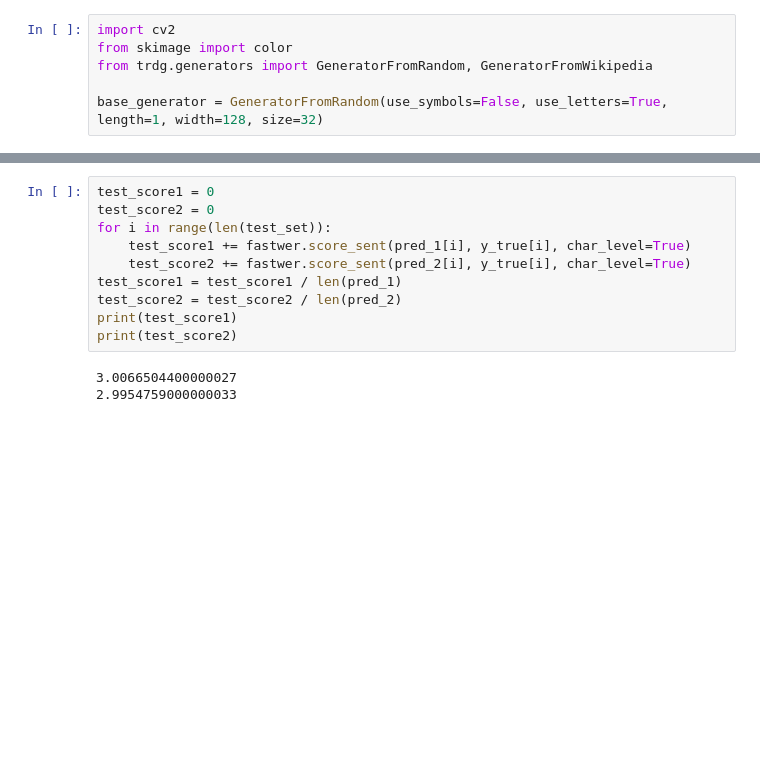
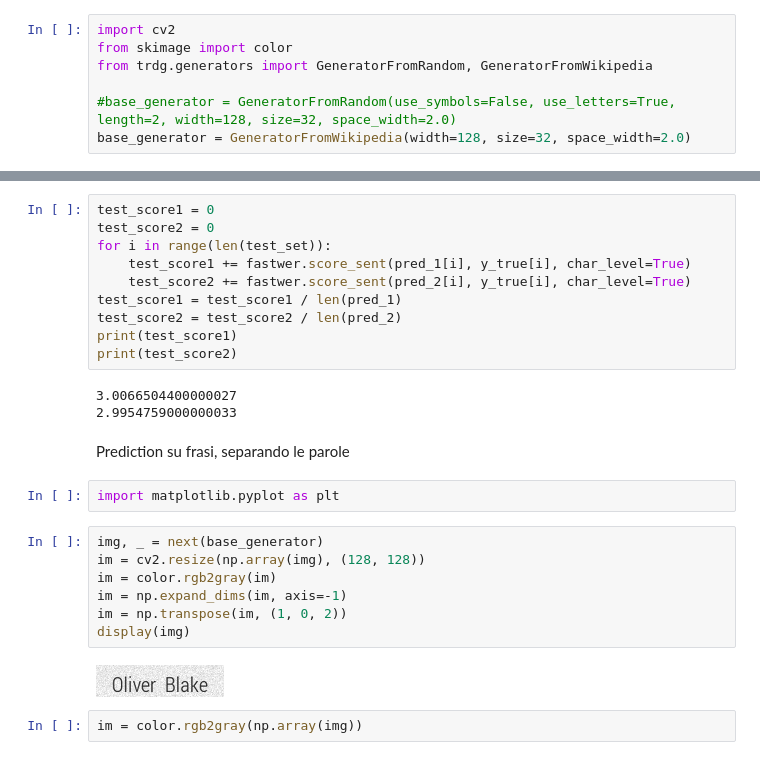
Before and after one commit to MarioTurco/ProgettoCV, a Jupyter notebook: Test.ipynb, the cells around one changed output, grey strips where cells are left out. Cells and saved outputs as stored; diff of their text form; blank space fills up the shorter version.

Commit message:
Aggiunta sezione per frasi con più parole al notebook Test

```diff
--- a/Test.ipynb
+++ b/Test.ipynb
@@ -75,4 +75,5 @@ import cv2
 from skimage import color
 from trdg.generators import GeneratorFromRandom, GeneratorFromWikipedia
 
-base_generator = GeneratorFromRandom(use_symbols=False, use_letters=True, length=1, width=128, size=32)
+#base_generator = GeneratorFromRandom(use_symbols=False, use_letters=True, length=2, width=128, size=32, space_width=2.0)
+base_generator = GeneratorFromWikipedia(width=128, size=32, space_width=2.0)
@@ -147,3 +146,18 @@ print(test_score2)
 # %% [output]
 3.0066504400000027
 2.9954759000000033
+# %% [markdown]
+Prediction su frasi, separando le parole
+# %%
+import matplotlib.pyplot as plt
+# %%
+img, _ = next(base_generator)
+im = cv2.resize(np.array(img), (128, 128))
+im = color.rgb2gray(im)
+im = np.expand_dims(im, axis=-1)
+im = np.transpose(im, (1, 0, 2))
+display(img)
+# %% [output]
+[figure, added]
+# %%
+im = color.rgb2gray(np.array(img))
```
Also changed, not shown: parts of 10 cells of this notebook, 4 other files.
